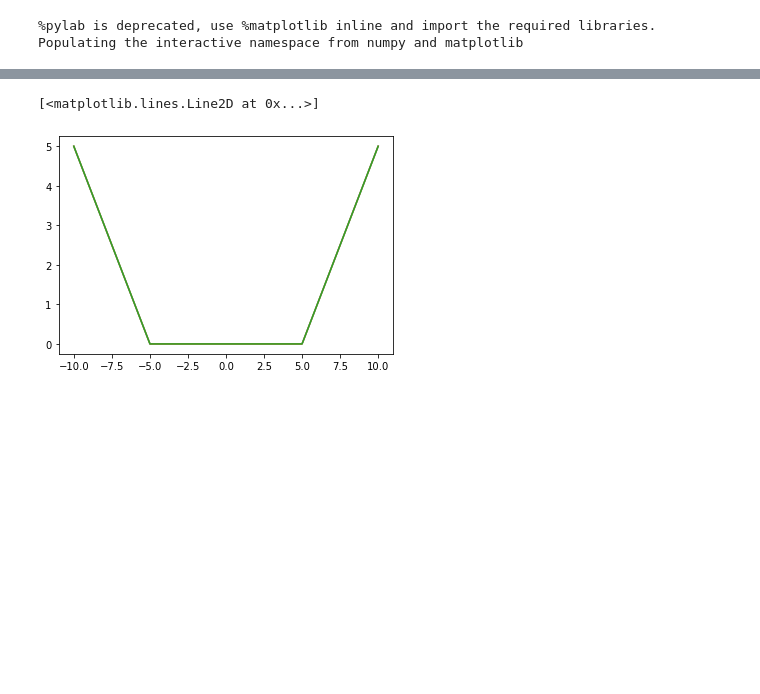
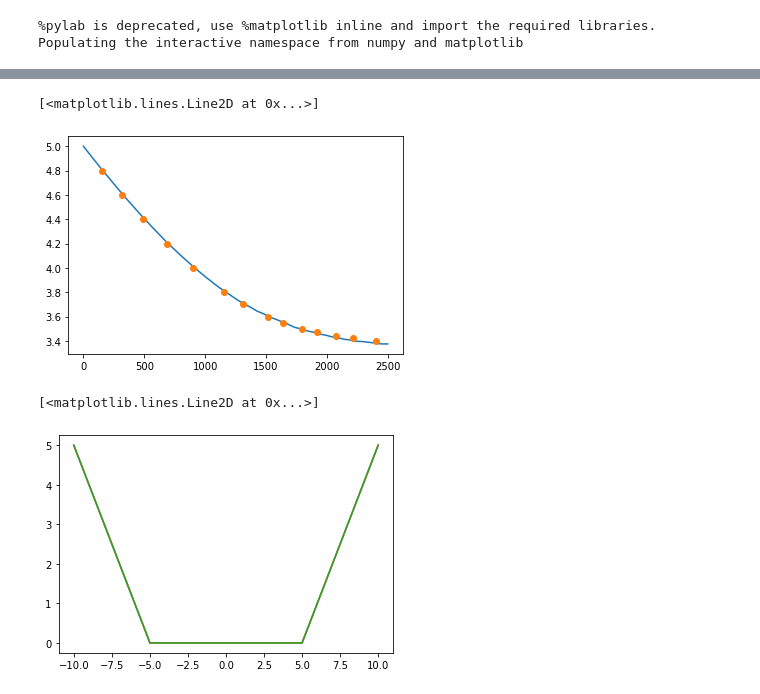
Before and after one commit to CovingtonResearchGroup/champ, a Jupyter notebook: champ/Examples/Chow-Benchmark-test.ipynb, the cells around one changed output, grey strips where cells are left out. Saved outputs shown, nothing was run; the diff lists cells and outputs as text; code cells hidden in the pictures; blank space fills up the shorter version.

Commit message:
first chow comparison

```diff
--- a/champ/Examples/Chow-Benchmark-test.ipynb
+++ b/champ/Examples/Chow-Benchmark-test.ipynb
@@ -24,3 +51,11 @@ sim = multiXCGVF(x, z, shape_dict=shape_dict)
+# %%
+plot(sim.x_arr*ft_per_m, sim.fd*ft_per_m)
+x_chow = array([155,318,493,684,898,1155,1314,1515,1641,1797,1917,2075,2214,2401])
+fd_chow = array([4.8, 4.6, 4.4, 4.2, 4, 3.8, 3.7, 3.6, 3.55, 3.5, 3.47, 3.44, 3.42, 3.4])
+plot(x_chow, fd_chow, 'o')
+# %% [output]
+[<matplotlib.lines.Line2D at 0x...>]
+[figure, added]
 # %%
 xc = sim.xcs[0]
 xc5 = sim.xcs[5]
```
Also changed, not shown: parts of 4 cells of this notebook, 1 other file.
